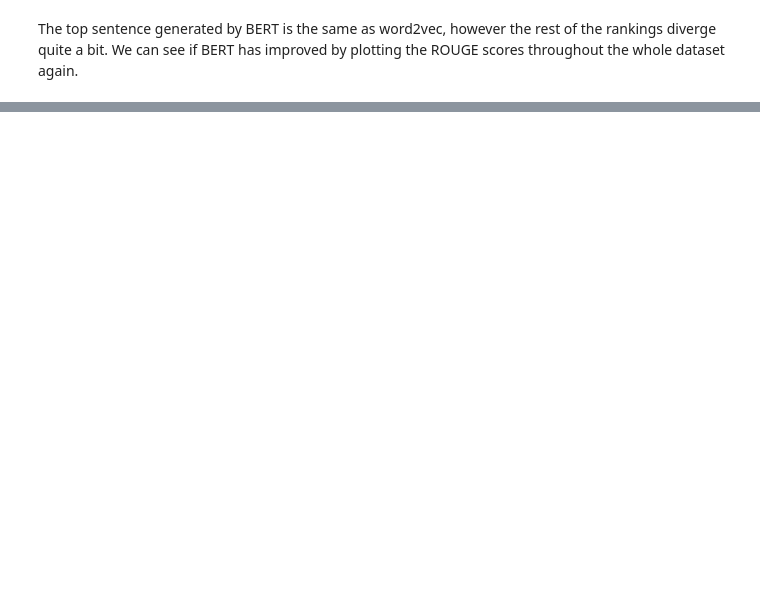
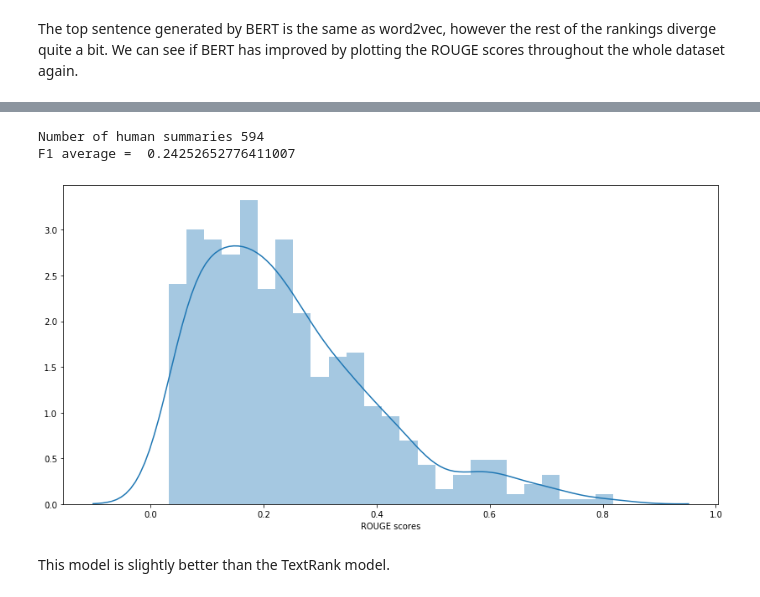
Before and after one commit to dailykirt/ML_Enron_email_summary, a Jupyter notebook: notebooks/Text_rank_summarization.ipynb, the cells around one changed output, grey strips where cells are left out. Saved outputs shown, nothing was run; the diff lists cells and outputs as text; code cells hidden in the pictures; blank space fills up the shorter version.

```diff
--- a/notebooks/Text_rank_summarization.ipynb
+++ b/notebooks/Text_rank_summarization.ipynb
@@ -535,0 +608,13 @@ F1 average =  0.09431706133138956
+# %%
+#First look into what a single email summary looks like.
+masked_df = BC3_df[(BC3_df['to'] == 'w3c-wai-ig@w3.org')][:1]
+text = masked_df['body'].iloc[0]
+
+hypothesis = inference.summarize_text(text,1)
+print(hypothesis)
+
+references = masked_df['summary'].tolist()
+for reference in references:
+    print("Human Summary: " + reference )
+    scores = evaluator.get_scores(hypothesis, reference)
+    print(str(scores) + "\n")
@@ -535,0 +625,11 @@ F1 average =  0.09431706133138956
+# %%
+scores = []
+for index, row in BC3_df.iterrows():
+    reference = row.summary
+    hypothesis = inference.summarize_text(row.body, 1)
+    try:
+        score = evaluator.get_scores(hypothesis, reference)['rouge-1']['f']
+    except:
+        score = 0.0
+    scores.append((score, reference, hypothesis))
+print(scores[:10])
@@ -535,0 +654,10 @@ F1 average =  0.09431706133138956
+# %%
+unzipped = list(zip(*scores))
+best_scores = unzipped[0]
+plot_scores(best_scores)
+# %% [output]
+Number of human summaries 594
+F1 average =  0.24252652776411007
+[figure, added]
+# %% [markdown]
+This model is slightly better than the TextRank model.
```
Also changed, not shown: parts of 63 cells of this notebook, 4 other files.
